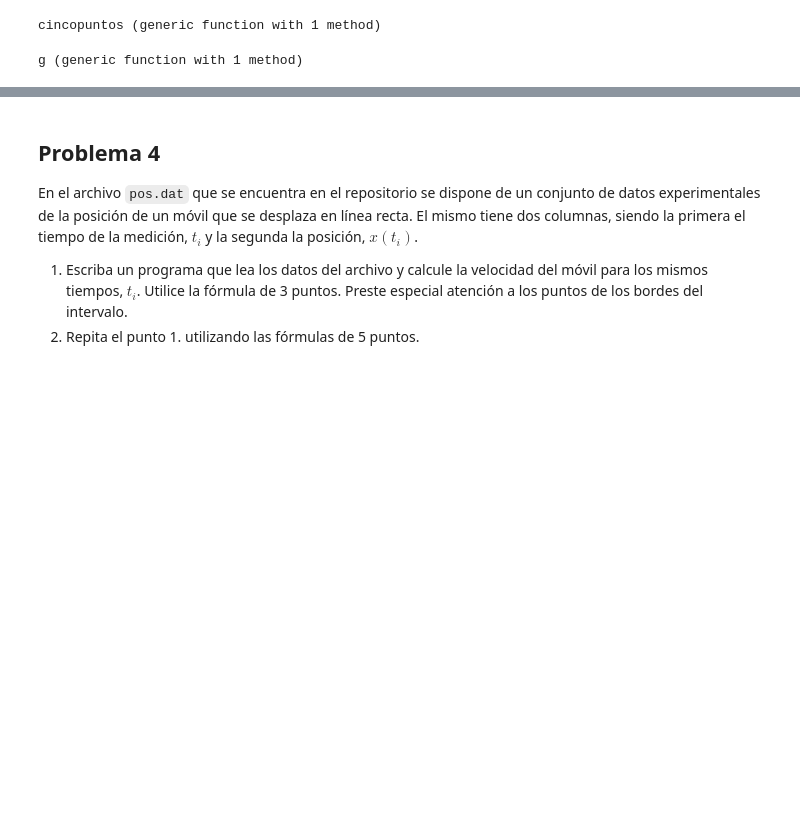
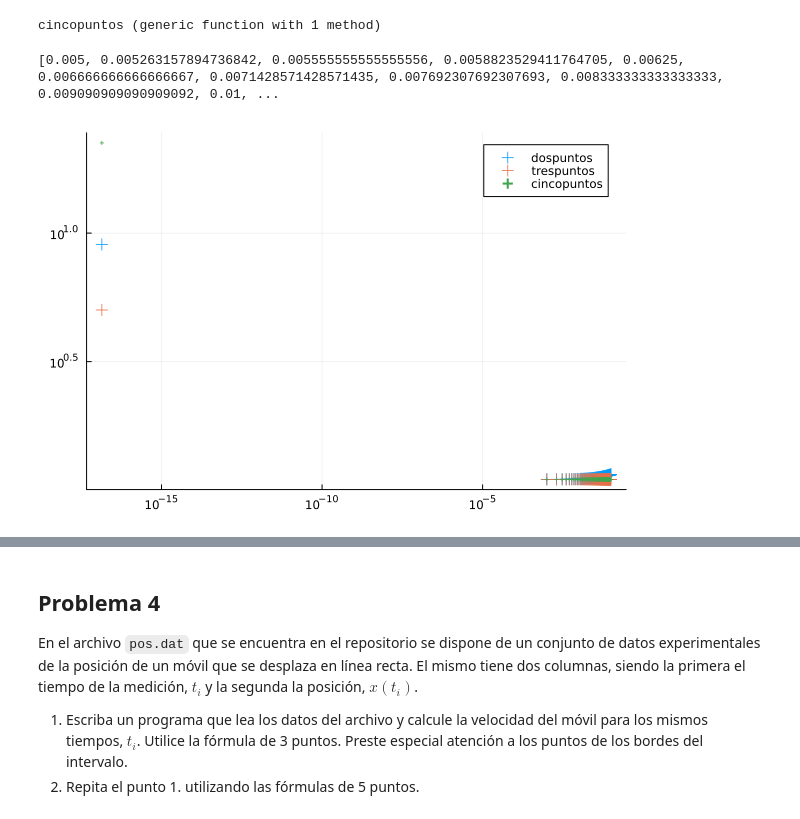
Before and after one commit to Chezar2/metodos-numericos, a Jupyter notebook: guia5-cesar.ipynb, the cells around one changed output, grey strips where cells are left out. Saved outputs shown, nothing was run; the diff lists cells and outputs as text; code cells hidden in the pictures; blank space fills up the shorter version.

Commit message:
punto 3
casi terminado,faltan los ultimos 2 incisos, los graficos ya están

```diff
--- a/guia5-cesar.ipynb
+++ b/guia5-cesar.ipynb
@@ -95,8 +95,26 @@ function cincopuntos(f,x,h)
 end
 # %% [output]
 cincopuntos (generic function with 1 method)
-# %%
-f(x)=cos(x)
-g(x)=exp(x)
-# %% [output]
-g (generic function with 1 method)
+# %%
+f(x)=cos(x)
+g(x)=exp(x)
+
+hvec= [(0.1)/k for k=20:-1:1] #creo un vector con muchos h pequeños de un valor positivo hasta 0.1, asumo un epsilon 0.005
+println(hvec)
+#eps(x) no me sale usar esta función
+# %% [output]
+[0.005, 0.005263157894736842, 0.005555555555555556, 0.0058823529411764705, 0.00625, 0.006666666666666667, 0.0071428571428571435, 0.007692307692307693, 0.008333333333333333, 0.009090909090909092, 0.01, ...
+# %%
+#hago el primer gráfico
+#x=0.1
+intervalo = eps(0.1):0.001:0.1 #a la funcion eps no le gustan los enteros, le mando reales con poner un .0 despues
+plot(intervalo,h->abs((f(0.1)-dospuntos(f,0.1,h))/f(0.1)),label="dospuntos",seriestype=:scatter,markershape=:cross,ms=6 )
+plot!(intervalo,h->abs((f(0.1)-trespuntos(f,0.1,h))/f(0.1)),label="trespuntos",seriestype=:scatter,markershape=:cross,ms=6)
+plot!(intervalo,h->abs((f(0.1)-cincopuntos(f,0.1,h))/f(0.1)),label="cincopuntos",seriestype=:scatter,markershape=:cross,ms=2)
+#les cambie el tamañ y forma para que se note que si aparecen en el grafico, aunque queda medio feo
+plot!(yscale=:log10,xscale=:log10)
+#xlims!=(1e-5, 1e+2)
+#ylims!(1e-5, 1e+0)
+    #h->abs(dfh(2,h)-3*exp(2))
+# %% [output]
+[figure, added]
```
Also changed, not shown: parts of 3 cells of this notebook.
